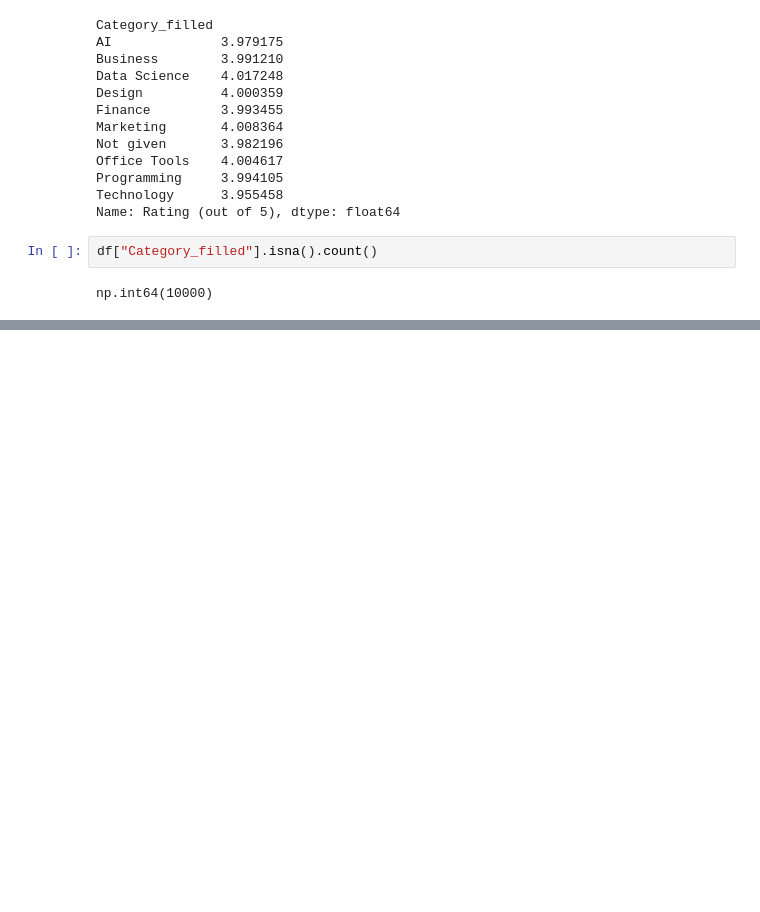
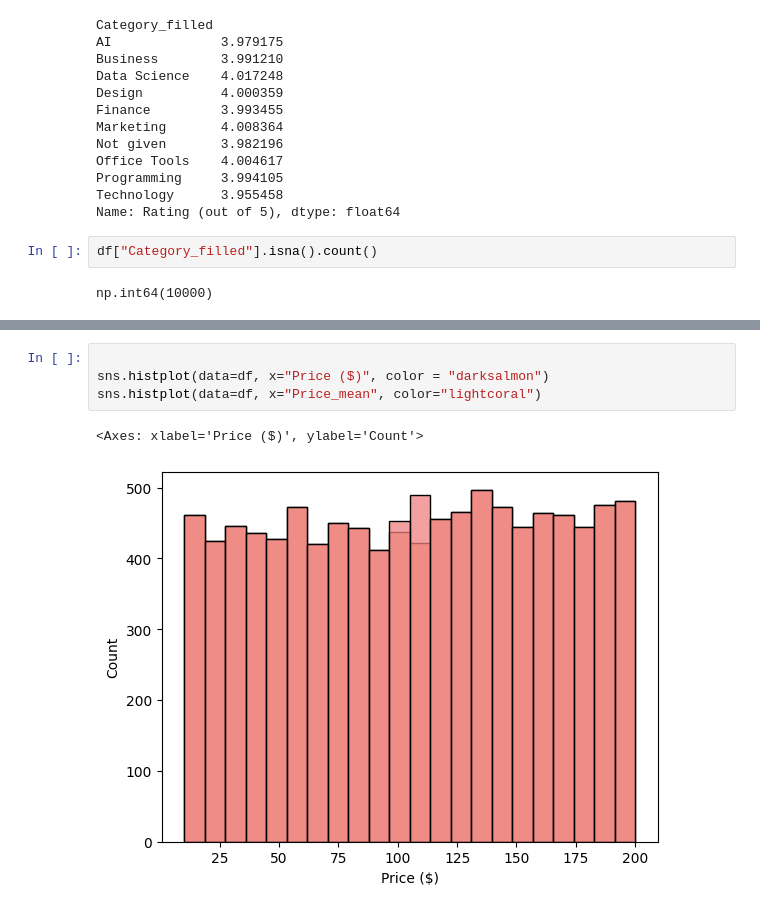
Before and after one commit to madinaAbdujabborova/exam_project, a Jupyter notebook: project.ipynb, the cells around one changed output, grey strips where cells are left out. Cells and saved outputs as stored; diff of their text form; blank space fills up the shorter version.

```diff
--- a/project.ipynb
+++ b/project.ipynb
@@ -220,0 +640,7 @@ dtype: int64
+# %%
+
+sns.histplot(data=df, x="Price ($)", color = "darksalmon")
+sns.histplot(data=df, x="Price_mean", color="lightcoral")
+# %% [output]
+<Axes: xlabel='Price ($)', ylabel='Count'>
+[figure, added]
```
Also changed, not shown: parts of 57 cells of this notebook, 2 other files.
